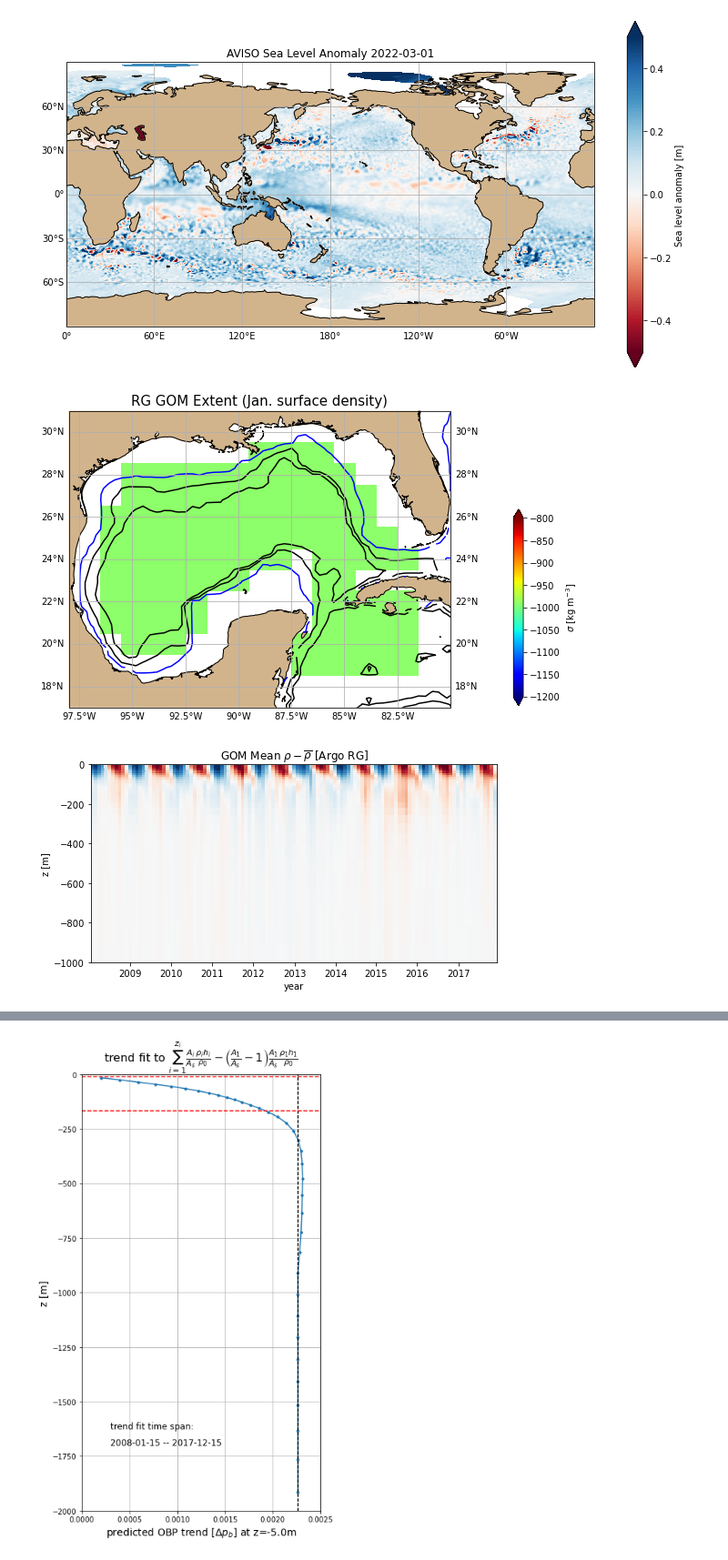
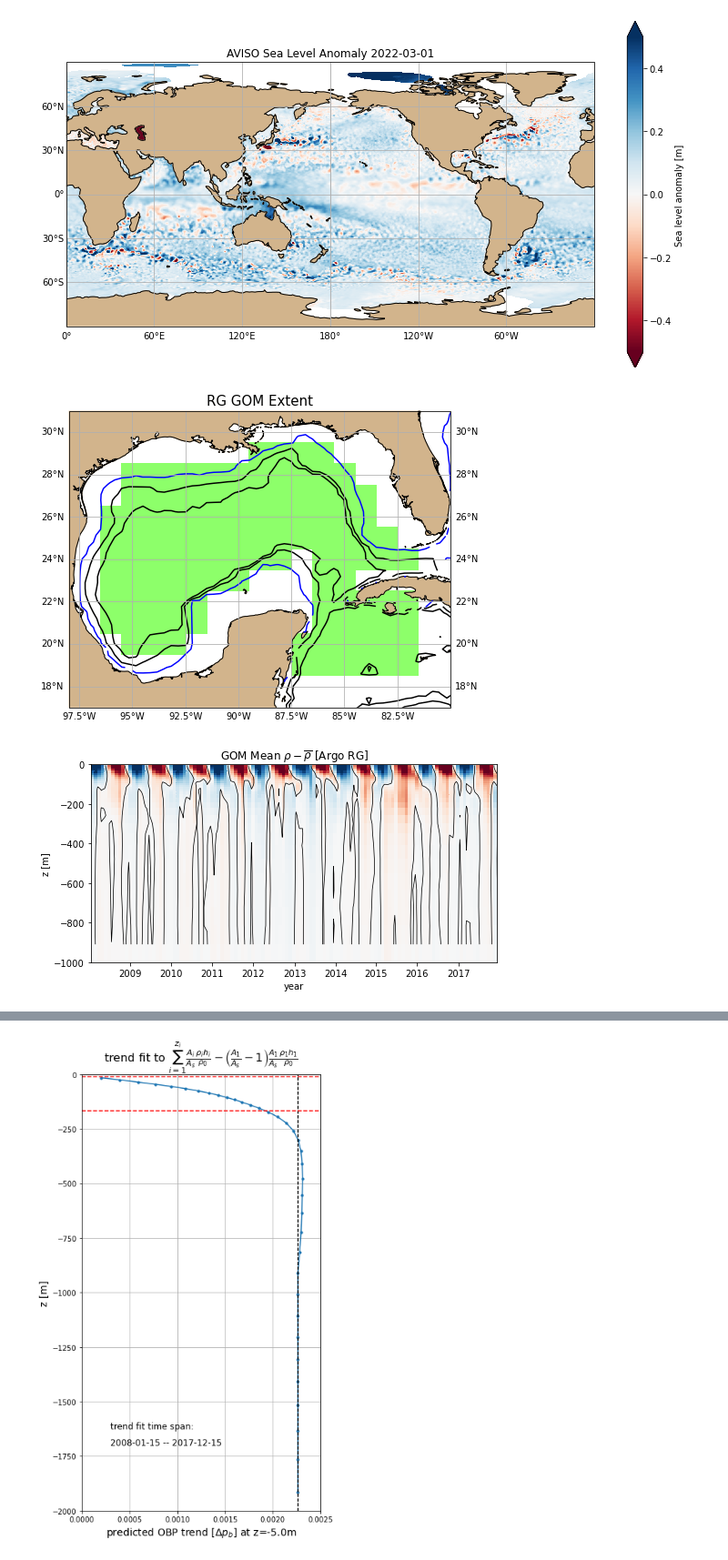
Before and after one commit to jakesteinberg/nasa_ostst, a Jupyter notebook: argo_extent.ipynb, the cells around one changed output, grey strips where cells are left out. Shown: that part at 91% size. Cells and saved outputs as stored; diff of their text form; code cells hidden in the pictures.

Commit message:
refine trend fit times

```diff
--- a/argo_extent.ipynb
+++ b/argo_extent.ipynb
@@ -209,20 +209,20 @@ for i in range(len(test_plot.latitude)):
 # %%
 f, ax = plt.subplots(1,1,figsize=(10,6), subplot_kw={'projection':ccrs.PlateCarree(central_longitude=0)})
 # arg_d_p = RGdensity.isel(month=0,p=10).plot(ax=ax,transform=ccrs.PlateCarree(), vmin=1021, vmax=1027, \
 #                      cmap=plt.get_cmap('jet'), zorder=0, add_colorbar=False) # norm=LogNorm(vmin=pe_levs[0], vmax=pe_levs[1])
 arg_d_p = ax.pcolor(RGlon,RGlat,deep,transform=ccrs.PlateCarree(), vmin=-1200, vmax=-800, cmap=plt.get_cmap('jet'))
 ax.contour(lons,lats,dep,levels=[150],colors='b')
 ax.contour(lons,lats,dep,levels=[1000],colors='k')
 ax.contour(lons,lats,dep,levels=[2000],colors='k')
 ax.add_feature(cartopy.feature.LAND, color='#D2B48C',zorder=1); ax.coastlines()
 gl = ax.gridlines(draw_labels=True); gl.xlabels_top = False;
 ax.set_xlim([-98,-80]); ax.set_ylim([17,31]);
-ax.set_title('RG GOM Extent (Jan. surface density)',fontsize=15)
-cbpos = [0.90, 0.13, 0.015, 0.5]; cax = f.add_axes(cbpos);
-cb = f.colorbar(arg_d_p, cax=cax, orientation='vertical', extend='both', label=r'$\sigma$ [kg m$^{-3}$]')
-# f.savefig('/Users/jakesteinberg/Documents/NASA_OSTST/meetings/2022_03_30/GOM_argo_1000m.jpg', dpi=250)
+ax.set_title('RG GOM Extent',fontsize=15)
+# cbpos = [0.90, 0.13, 0.015, 0.5]; cax = f.add_axes(cbpos);
+# cb = f.colorbar(arg_d_p, cax=cax, orientation='vertical', extend='both', label=r'$\sigma$ [kg m$^{-3}$]')
+f.savefig('/Users/jakesteinberg/Documents/NASA_OSTST/meetings/2022_04_20/GOM_argoRG_extent.jpg', dpi=250)
 # %% [output]
-[figure, old version]
+[figure, new version]
 # %%
 # place argo onto ecco vertical grid
 v_cell_t = ecco_grid.hFacC.isel(tile=tile_num)*ecco_grid.drF            # actual layer thicknesses
@@ -269,7 +269,8 @@ t_s = '2008-01-15'
 t_e = '2017-12-15'
 rho_argo = den_RG.sel(time=slice(t_s, t_e))
 f, ax = plt.subplots(1,1,figsize=(8,4))
-pp = ax.pcolor(rho_argo.time,v_cell_z,(rho_argo - rho_argo.mean(dim='time')).transpose(), cmap='RdBu', vmin=-1, vmax=1)
+pp = ax.pcolor(rho_argo.time,v_cell_z,(rho_argo - rho_argo.mean(dim='time')).transpose(), cmap='RdBu', vmin=-0.75, vmax=0.75)
+ax.contour(rho_argo.time,v_cell_z,(rho_argo - rho_argo.mean(dim='time')).transpose(), levels=[0], colors='k', linewidths=0.75)
 ax.set_title(r'GOM Mean $\rho - \overline{\rho}$ [Argo RG]')
 ax.set_ylabel('z [m]'); ax.set_xlabel('year'); # ax.set_xlim([t_s, t_e])
 ax.set_ylim([-1000,0])
@@ -277,7 +278,7 @@ ax.set_ylim([-1000,0])
 # cb = f.colorbar(pp, cax=cax, orientation='vertical', extend='both', label=r'kg m$^{-3}$')
 f.savefig('/Users/jakesteinberg/Documents/NASA_OSTST/meetings/2022_04_20/GOM_argoRG_rho_pr.jpg', dpi=250)
 # %% [output]
-[figure, old version]
+[figure, new version]
 # %%
 # -- Run Landerer Model --
 delta_pb_total = np.nan*np.ones((np.shape(density_eg)[0],np.shape(density_eg)[1]))
```
Also changed, not shown: parts of 3 cells of this notebook, 4 other files.
